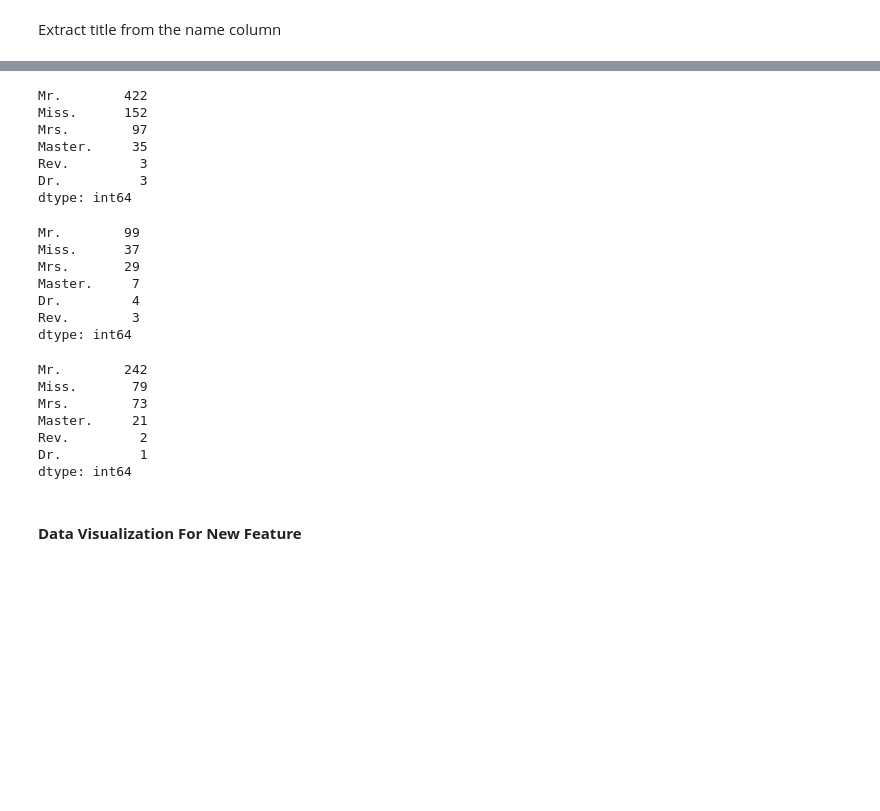
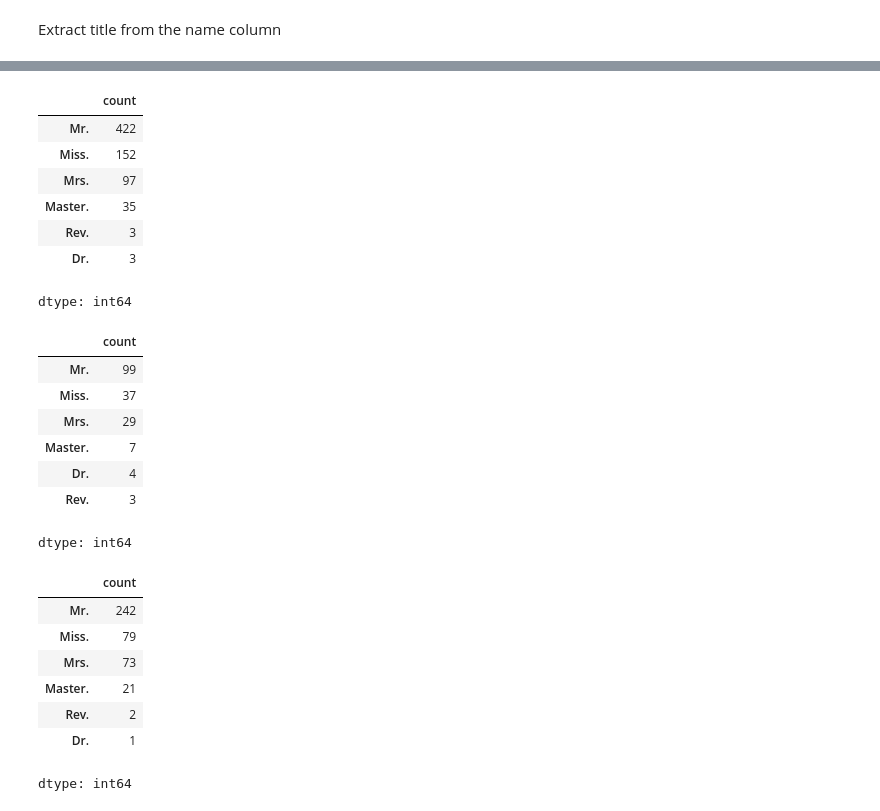
Before and after one commit to denis-spe/Titanic, a Jupyter notebook: Py/py_v1.ipynb, the cells around one changed output, grey strips where cells are left out. Cells and saved outputs as stored; diff of their text form; code cells hidden in the pictures; blank space fills up the shorter version.

```diff
--- a/Py/py_v1.ipynb
+++ b/Py/py_v1.ipynb
@@ -950,60 +982,61 @@ def combine_title(data: pd.DataFrame) -> pd.Series:
             combined_title_list.append("Mr.")
         elif title == "Don.":
             combined_title_list.append("Master.")
         elif title == "Lady.":
             combined_title_list.append("Miss.")
         elif title == "Dona.":
             combined_title_list.append("Mrs.")
         elif title == "Capt.":
             if sex == "male":
                 combined_title_list.append("Mr.")
             else:
                 combined_title_list.append("Miss.")
         elif title == "Col.":
             if sex == "male":
                 combined_title_list.append("Mr.")
             else:
                 combined_title_list.append("Miss.")
         elif title == "Jonkheer.":
             if sex == "male":
                 combined_title_list.append("Master.")
             else:
                 combined_title_list.append("Miss.")
         elif title == "Ms.":
             combined_title_list.append("Miss.")
         else:
             combined_title_list.append(title)
 
     return pd.Series(combined_title_list)
 
-combine_title(train_X_cleaned).value_counts()
+combine_title(train_X).value_counts()
 # %% [output]
+|  | count |
+| Mr. | 422 |
+| Miss. | 152 |
+| Mrs. | 97 |
+| Master. | 35 |
+| Rev. | 3 |
+| Dr. | 3 |
-Mr.        422
-Miss.      152
-Mrs.        97
-Master.     35
-Rev.         3
-Dr.          3
 dtype: int64
 # %%
-combine_title(valid_X_cleaned).value_counts()
+combine_title(valid_X).value_counts()
 # %% [output]
+|  | count |
+| Mr. | 99 |
+| Miss. | 37 |
+| Mrs. | 29 |
+| Master. | 7 |
+| Dr. | 4 |
+| Rev. | 3 |
-Mr.        99
-Miss.      37
-Mrs.       29
-Master.     7
-Dr.         4
-Rev.        3
 dtype: int64
 # %%
-combine_title(test_df_cleaned).value_counts()
+combine_title(test_df).value_counts()
 # %% [output]
+|  | count |
+| Mr. | 242 |
+| Miss. | 79 |
+| Mrs. | 73 |
+| Master. | 21 |
+| Rev. | 2 |
+| Dr. | 1 |
-Mr.        242
-Miss.       79
-Mrs.        73
-Master.     21
-Rev.         2
-Dr.          1
 dtype: int64
-# %% [markdown]
-#### **Data Visualization For New Feature**
```
Also changed, not shown: parts of 12 cells of this notebook.
